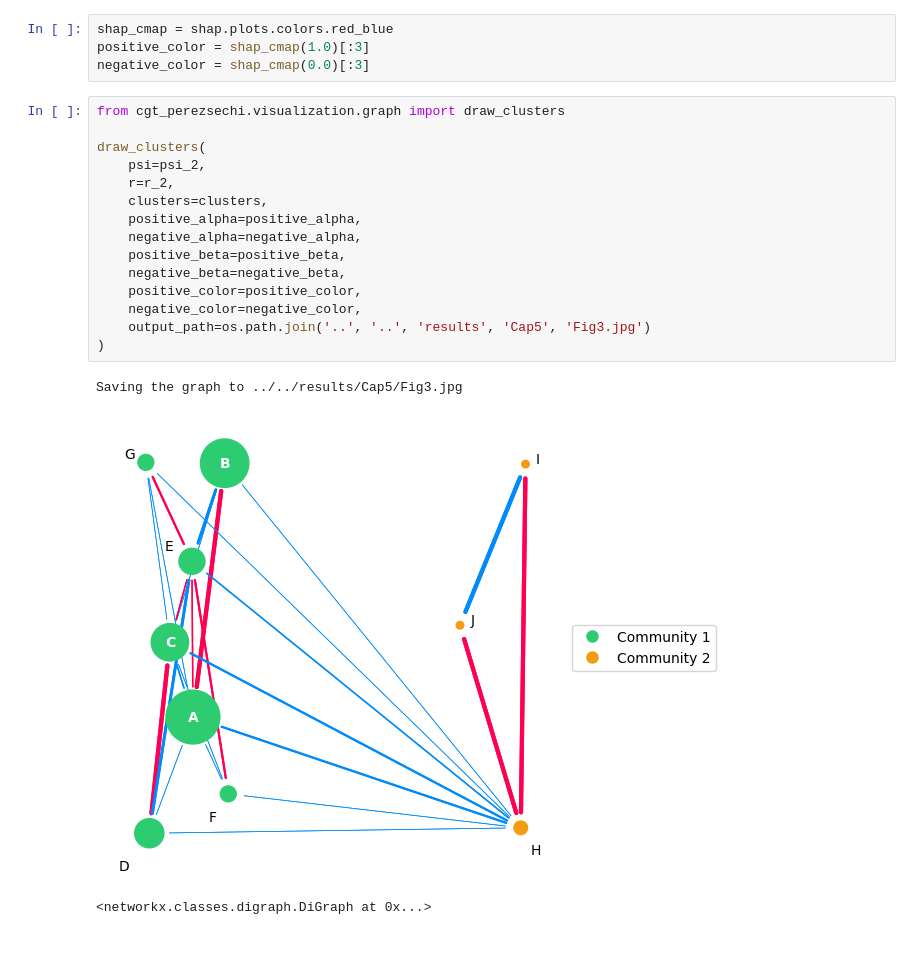
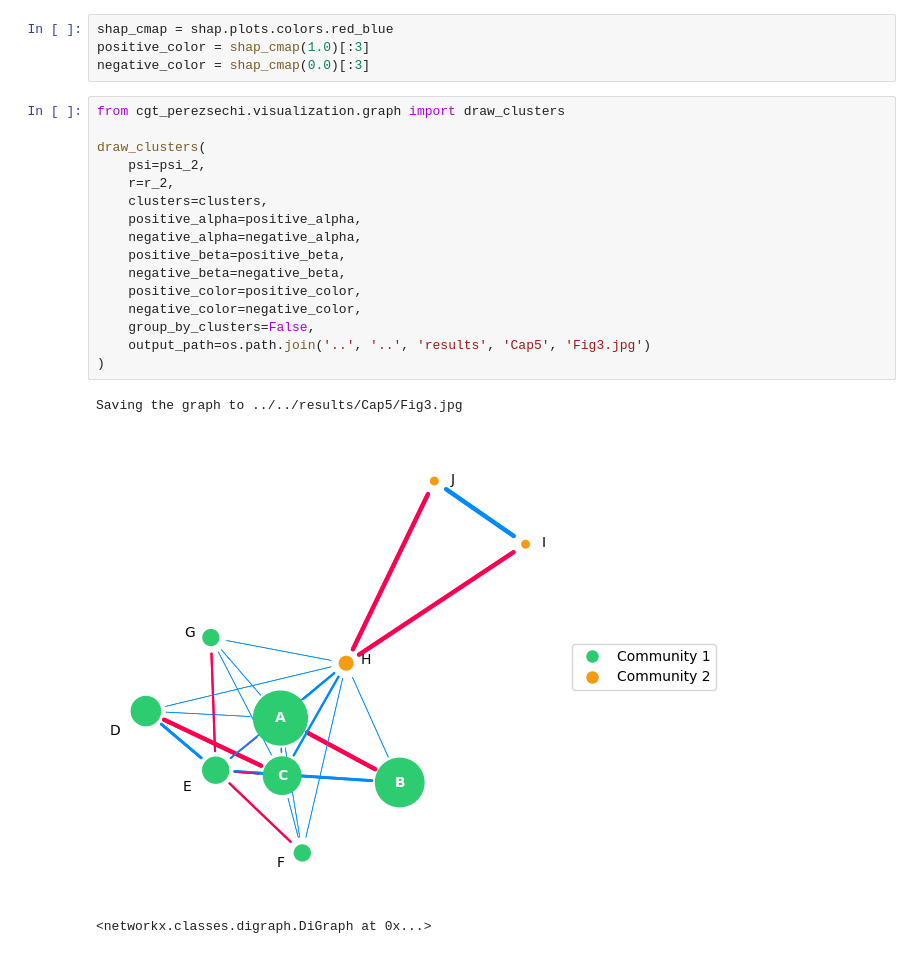
Before and after one commit to perez-sechi/thesis-python, a Jupyter notebook: run/Cap5/parliament-clustering-fuzzy.ipynb, the cells around one changed output. Cells and saved outputs as stored; diff of their text form.

Commit message:
feat: using group by cluster and label color new features

```diff
--- a/run/Cap5/parliament-clustering-fuzzy.ipynb
+++ b/run/Cap5/parliament-clustering-fuzzy.ipynb
@@ -165,19 +165,20 @@ negative_color = shap_cmap(0.0)[:3]
 # %%
 from cgt_perezsechi.visualization.graph import draw_clusters
 
 draw_clusters(
     psi=psi_2,
     r=r_2,
     clusters=clusters,
     positive_alpha=positive_alpha,
     negative_alpha=negative_alpha,
     positive_beta=positive_beta,
     negative_beta=negative_beta,
     positive_color=positive_color,
     negative_color=negative_color,
+    group_by_clusters=False,
     output_path=os.path.join('..', '..', 'results', 'Cap5', 'Fig3.jpg')
 )
 # %% [output]
 Saving the graph to ../../results/Cap5/Fig3.jpg
-[figure, old version]
+[figure, new version]
 <networkx.classes.digraph.DiGraph at 0x...>
```
Also changed, not shown: 3 other files.
